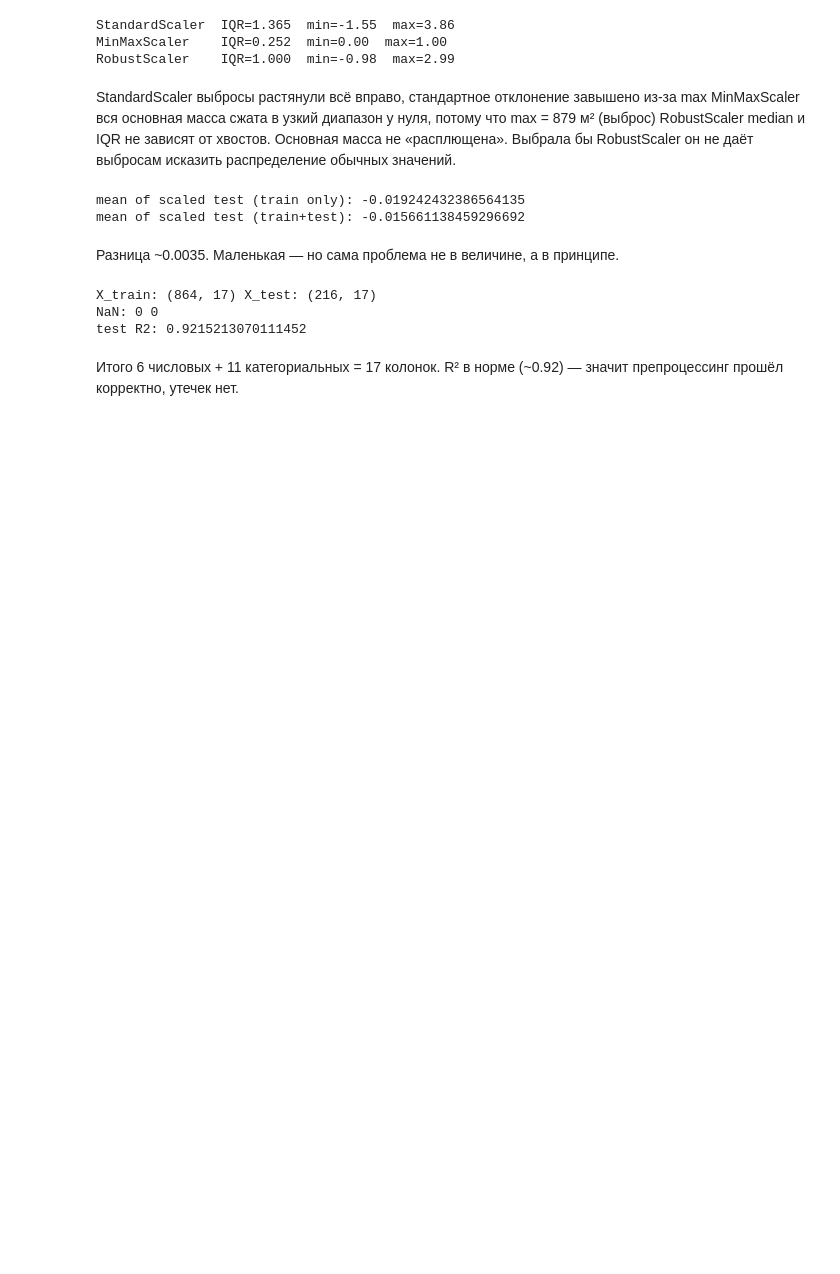
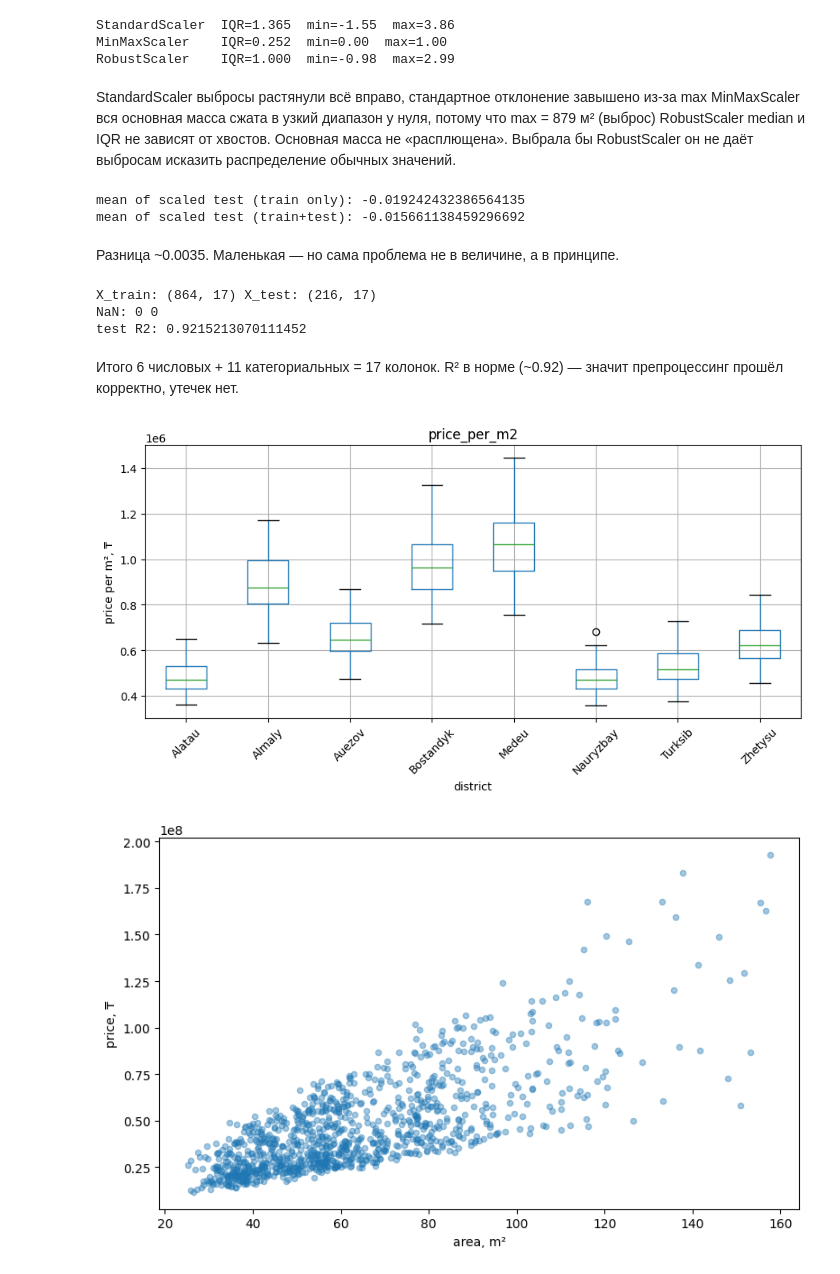
Before and after one commit to nuraiaben-dev/Nuray_ML_task_1, a Jupyter notebook: task1.ipynb, the cells around one changed output. Cells and saved outputs as stored; diff of their text form; code cells hidden in the pictures; blank space fills up the shorter version.

Commit message:
Step 7: EDA plots and cleaning log

```diff
--- a/task1.ipynb
+++ b/task1.ipynb
@@ -513,3 +513,29 @@ NaN: 0 0
 test R2: 0.9215213070111452
 # %% [markdown]
 Итого 6 числовых + 11 категориальных = 17 колонок. R² в норме (~0.92) — значит препроцессинг прошёл корректно, утечек нет.
+# %%
+import matplotlib.pyplot as plt
+
+
+df.boxplot(column="price_per_m2", by="district", rot=45, figsize=(9,5))
+plt.ylabel("price per m², ₸")
+plt.xlabel("district")
+plt.suptitle("")
+plt.tight_layout()
+plt.show()
+
+
+df.plot.scatter(x="area_m2", y="price_kzt", alpha=0.4, figsize=(8,5))
+plt.xlabel("area, m²")
+plt.ylabel("price, ₸")
+plt.tight_layout()
+plt.show()
+
+df.boxplot(column="ceiling_height_m", by="building_type", figsize=(7,5))
+plt.ylabel("ceiling height, m")
+plt.suptitle("")
+plt.tight_layout()
+plt.show()
+# %% [output]
+[figure, added]
+[figure, added]
```
Also changed, not shown: parts of 4 cells of this notebook.
